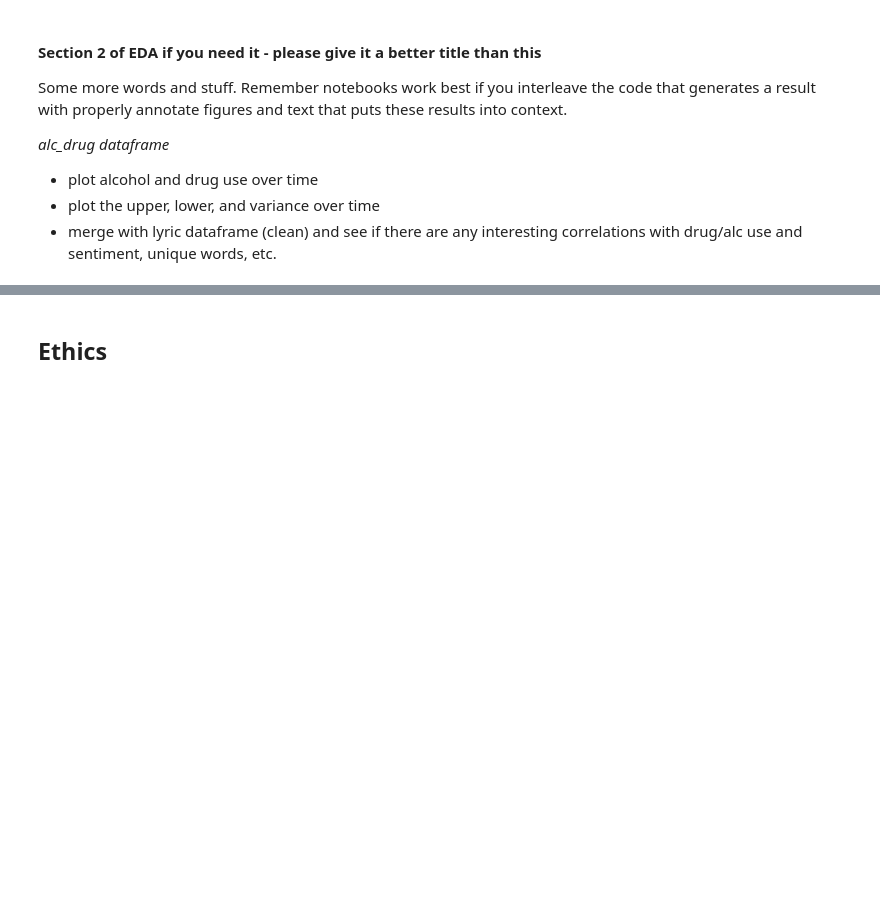
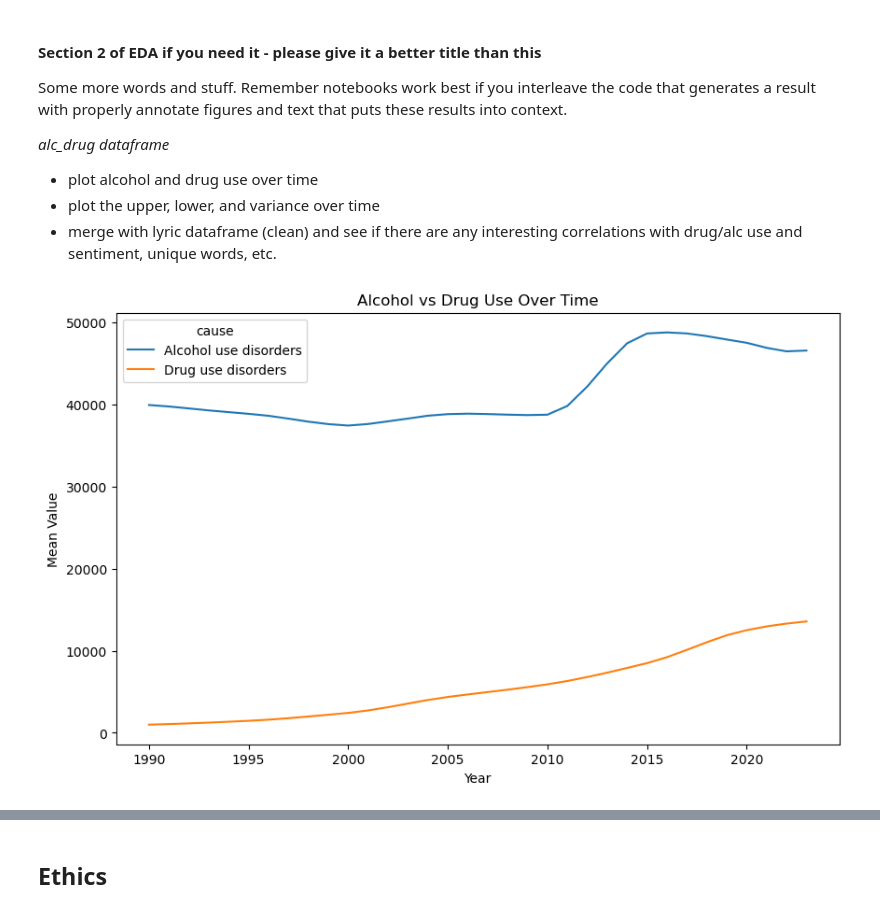
Before and after one commit to COGS108/Group104_WI26, a Jupyter notebook: 02-EDACheckpoint.ipynb, the cells around one changed output, grey strips where cells are left out. Saved outputs shown, nothing was run; the diff lists cells and outputs as text; code cells hidden in the pictures; blank space fills up the shorter version.

```diff
--- a/02-EDACheckpoint.ipynb
+++ b/02-EDACheckpoint.ipynb
@@ -564,3 +566,17 @@ Some more words and stuff.  Remember notebooks work best if you interleave the c
 * plot alcohol and drug use over time
 * plot the upper, lower, and variance over time
 * merge with lyric dataframe (clean) and see if there are any interesting correlations with drug/alc use and sentiment, unique words, etc.
+# %%
+import matplotlib.pyplot as plt
+import seaborn as sns
+
+plt.figure(figsize=(10,6))
+
+sns.lineplot(data=alc_drug, x='year', y='mean_val', hue='cause')
+
+plt.title("Alcohol vs Drug Use Over Time")
+plt.xlabel("Year")
+plt.ylabel("Mean Value")
+plt.show()
+# %% [output]
+[figure, added]
```
Also changed, not shown: parts of 10 cells of this notebook, 1 other file.
